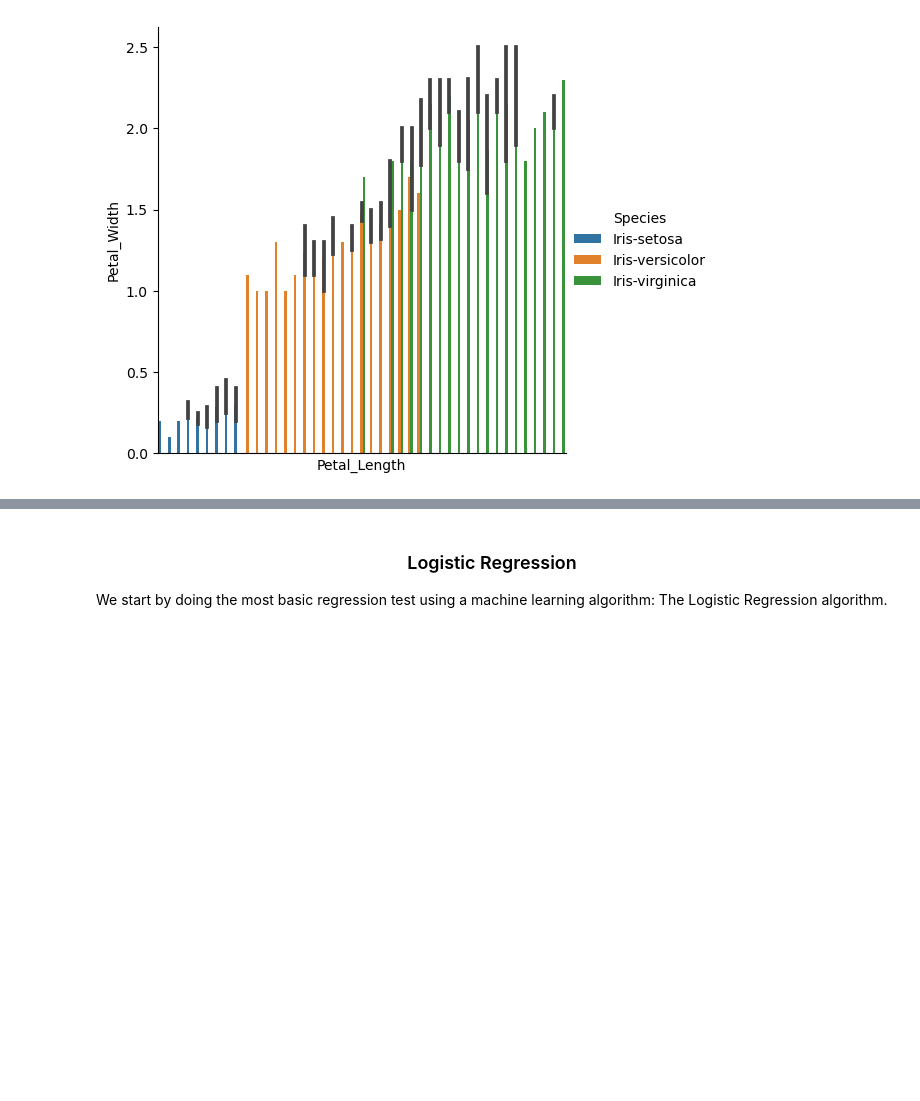
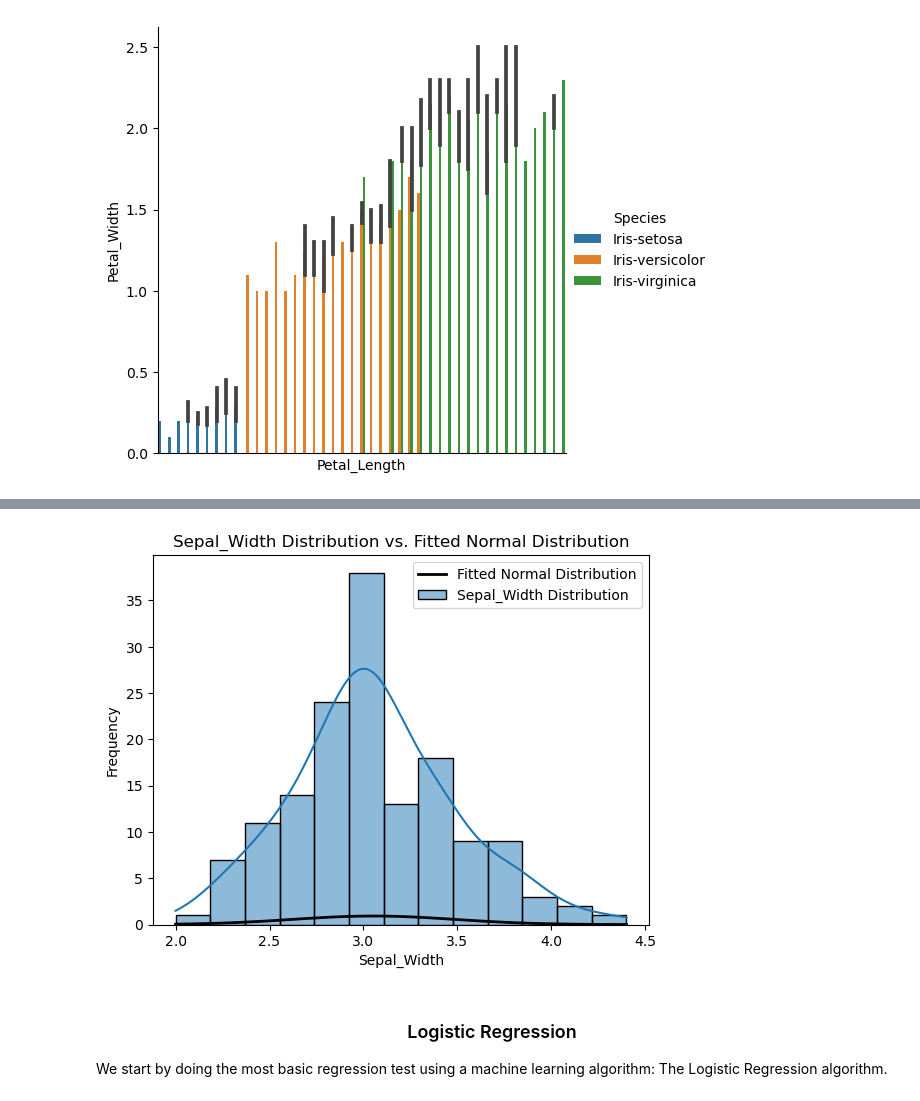
Before and after one commit to SeanE15/MachineLearning-Statistics, a Jupyter notebook: project.ipynb, the cells around one changed output, grey strips where cells are left out. Drawn from its saved outputs; the diff is of its cells as text; code cells hidden in the pictures; blank space fills up the shorter version.

```diff
--- a/project.ipynb
+++ b/project.ipynb
@@ -254,3 +325,31 @@ plt.xticks([])
+# %%
+# Choose a feature (e.g., Sepal Length) for comparison
+feature_name = "Sepal_Width"
+feature_data = iris[feature_name]
+
+# Create a histogram of the feature's data
+sns.histplot(feature_data, kde=True, label=f'{feature_name} Distribution')
+
+# Fit a normal distribution to the data
+mu, std = stats.norm.fit(feature_data)
+X = np.linspace(feature_data.min(), feature_data.max(), 100)
+p = stats.norm.pdf(X, mu, std)
+
+# Plot the fitted normal distribution
+plt.plot(X, p, 'k', linewidth=2, label=f'Fitted Normal Distribution')
+
+# Add a legend
+plt.legend()
+
+# Set labels and title
+plt.xlabel(feature_name)
+plt.ylabel("Frequency")
+plt.title(f'{feature_name} Distribution vs. Fitted Normal Distribution')
+
+# Show the plot
+plt.show()
+# %% [output]
+[figure, added]
 # %% [markdown]
 ### <p align="center">Logistic Regression</p>
 
```
Also changed, not shown: parts of 17 cells of this notebook, 1 other file.
